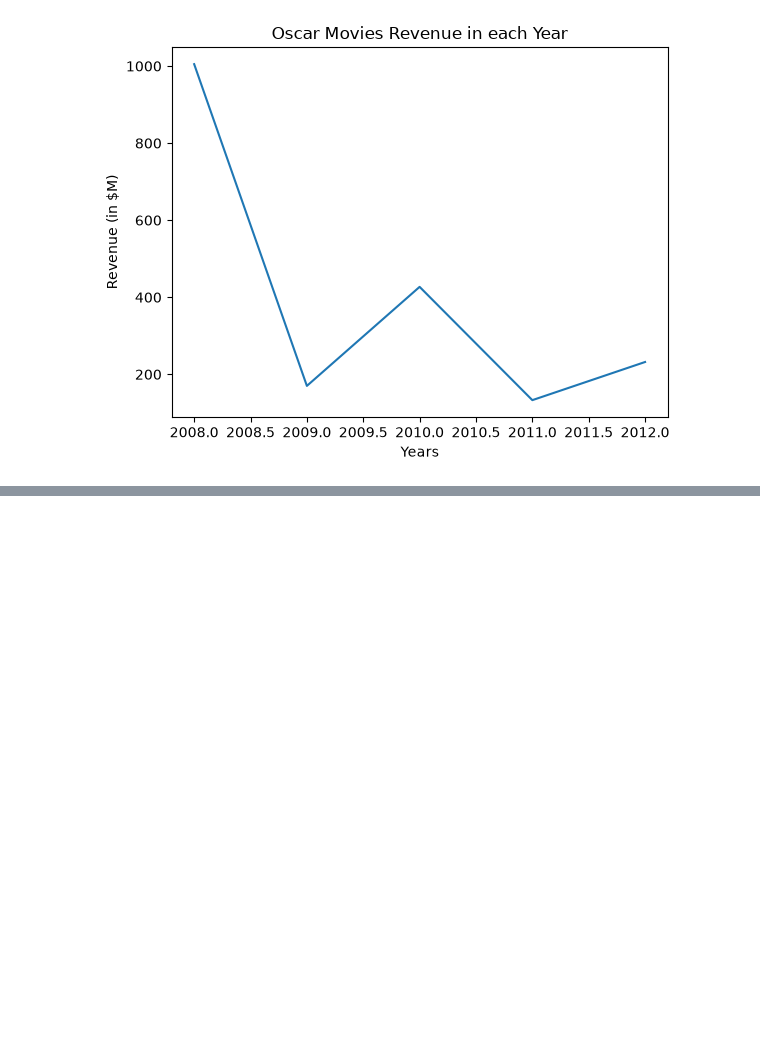
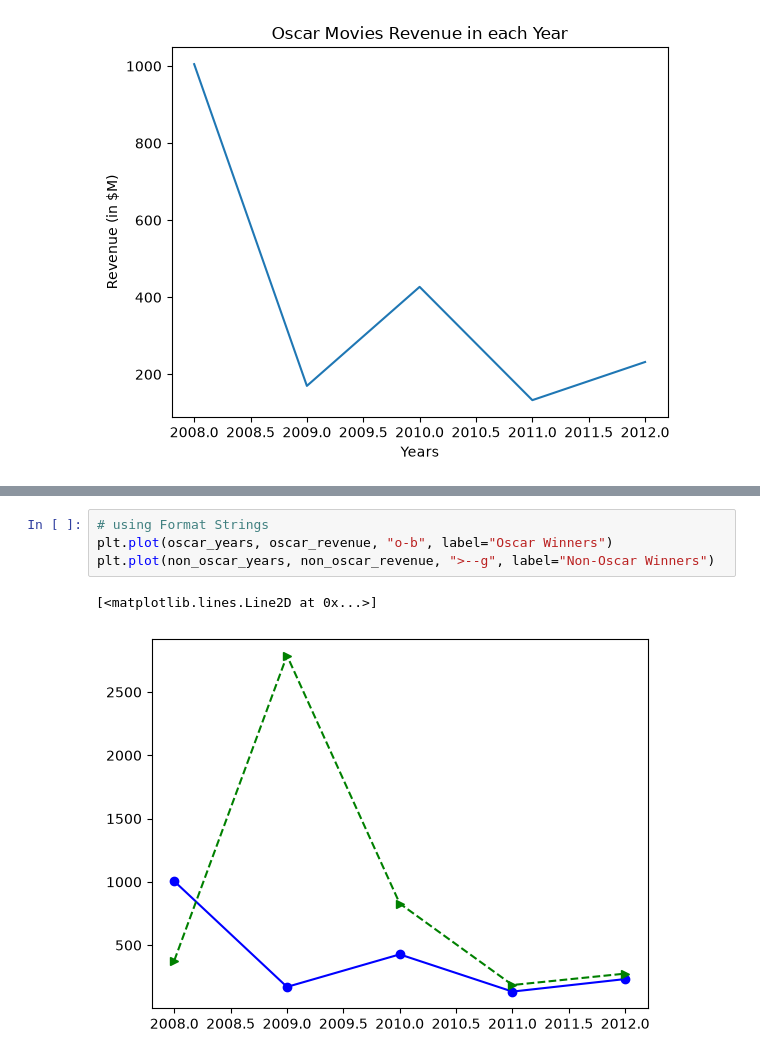
Before and after one commit to AvishekAmin/Python-for-AI-ML-DL, a Jupyter notebook: Python-Libraries/Matplotlib/Matplotlib_basics.ipynb, the cells around one changed output, grey strips where cells are left out. Cells and saved outputs as stored; diff of their text form; blank space fills up the shorter version.

```diff
--- a/Python-Libraries/Matplotlib/Matplotlib_basics.ipynb
+++ b/Python-Libraries/Matplotlib/Matplotlib_basics.ipynb
@@ -33,0 +52,7 @@ Text(0, 0.5, 'Revenue (in $M)')
+# %%
+# using Format Strings
+plt.plot(oscar_years, oscar_revenue, "o-b", label="Oscar Winners")
+plt.plot(non_oscar_years, non_oscar_revenue, ">--g", label="Non-Oscar Winners")
+# %% [output]
+[<matplotlib.lines.Line2D at 0x...>]
+[figure, added]
```
Also changed, not shown: parts of 4 cells of this notebook.
